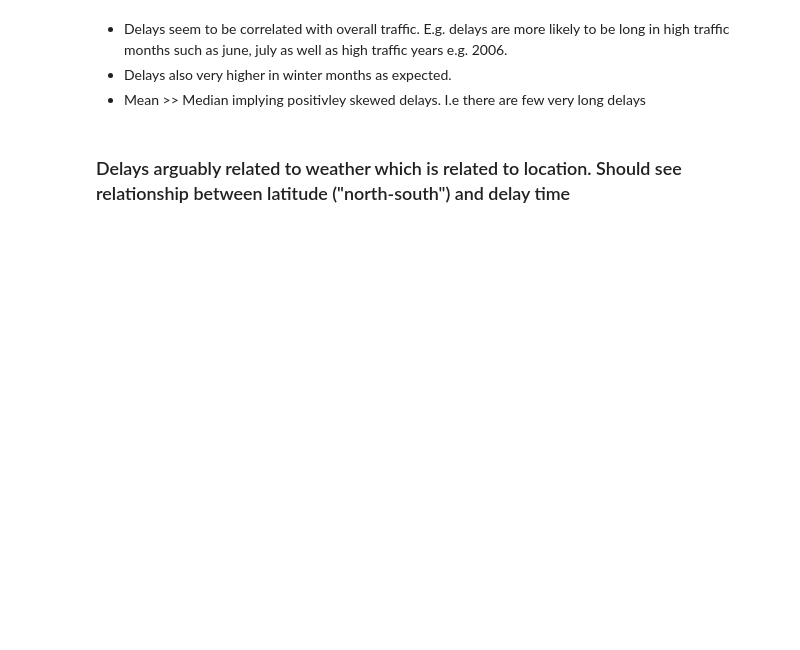
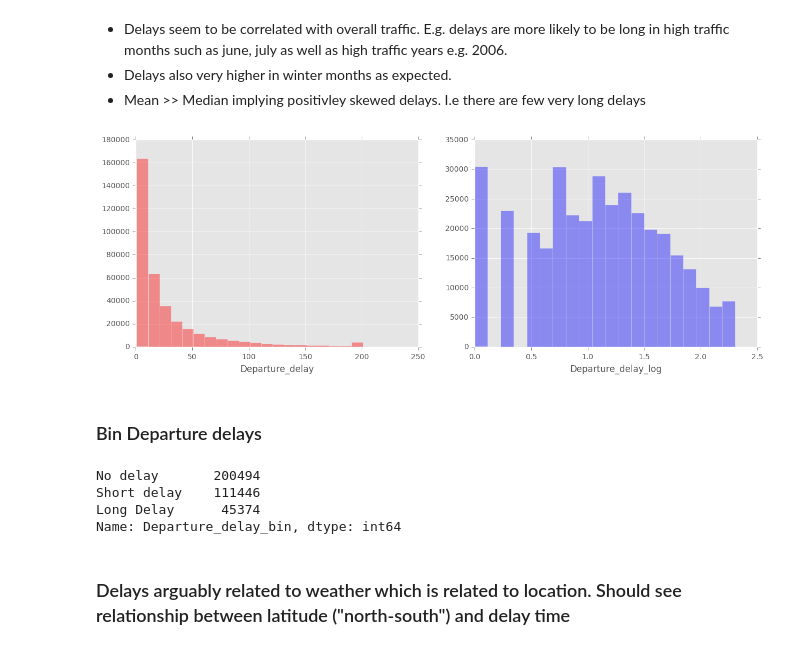
Before and after one commit to mattdns1006/flight, a Jupyter notebook: datatonic.ipynb, the cells around one changed output. Drawn from its saved outputs; the diff is of its cells as text; code cells hidden in the pictures; blank space fills up the shorter version.

```diff
--- a/datatonic.ipynb
+++ b/datatonic.ipynb
@@ -39,6 +63,0 @@ flights[["Date","year","month"]].head(20)
-# %%
-#keep_range = np.percentile(flights['Departure_delay'],[1,99]) # extreme delays
-#print(keep_range) # 98% of flight delays in between -12mins 2hrs20
-#long_delays = flights[flights['Departure_delay']>keep_range[1]]
-flights = flights[flights['Departure_delay'].between(keep_range[0],keep_range[1])] #(remove outliers)
-flights['Departure_delay']#not interested in 'negative' delays
@@ -49,4 +63,0 @@ plt.hist(np.log(flights['Departure_delay']))
-# %%
-flights['Departure_delay_bin'] = pd.cut(flights['Departure_delay'],
-                                        bins=(-15,15,45,240),labels=("No delay","Short delay","Long Delay"))
-flights['Departure_delay_bin'].value_counts()
@@ -87,6 +103,29 @@ plt.show()
 * Delays seem to be correlated with overall traffic. E.g. delays are more likely to be long in high traffic months such as june, july as well as high traffic years e.g. 2006.
 * Delays also very higher in winter months as expected.
 * Mean >> Median implying positivley skewed delays. I.e there are few very long delays
+# %%
+flights = flights[flights['Departure_delay']>0] # not interested in 'quick' flights. Helps with sampling underrepresented long delay examples when trying to predict later on.
+quantile_upper_clip = np.percentile(flights['Departure_delay'],99)
+flights['Departure_delay'] = flights.Departure_delay.clip_upper(quantile_upper_clip) #anything bigger than 99th percentile set to 99th quntile
+
+flights['Departure_delay_log'] = flights['Departure_delay'].apply(lambda x: np.log10(x))
+f, (ax1, ax2) = plt.subplots(1, 2,figsize=FIG_SIZE)
+sns.distplot(flights['Departure_delay'],ax=ax1,label='delays',color='red',bins=20,kde=False)
+sns.distplot(flights['Departure_delay_log'],ax=ax2,label='log delays',color='blue',bins=20,kde=False); plt.show()
+# %% [output]
+[figure, added]
+# %% [markdown]
+### Bin Departure delays
+# %%
+flights['Departure_delay_bin'] = pd.cut(flights['Departure_delay'],
+                                        bins=(0,15,60,quantile_upper_clip+1),
+                                        labels=("No delay","Short delay","Long Delay"))
+flights['Departure_delay_bin'].value_counts()
+# %% [output]
+No delay       200494
+Short delay    111446
+Long Delay      45374
+Name: Departure_delay_bin, dtype: int64
 # %% [markdown]
 ### Delays arguably related to weather which is related to location. Should see relationship between latitude ("north-south") and delay time
 # %%
```
Also changed, not shown: parts of 31 cells of this notebook.
